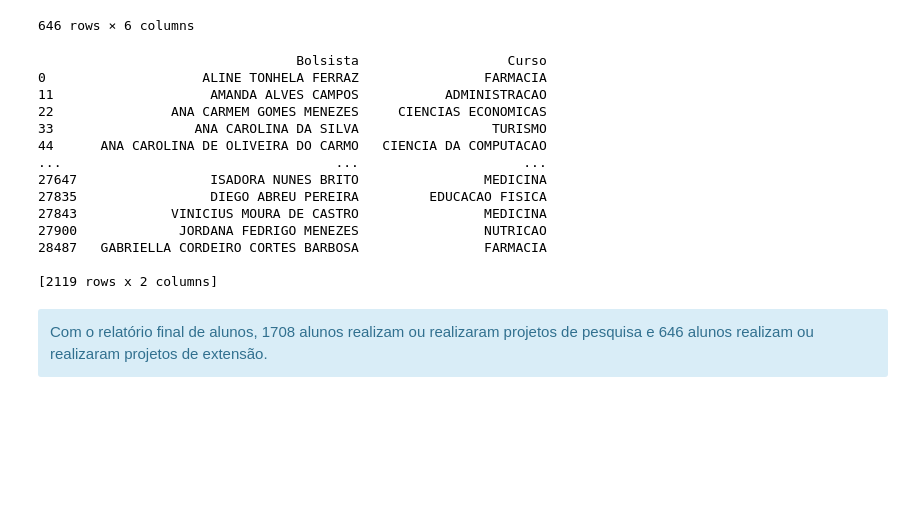
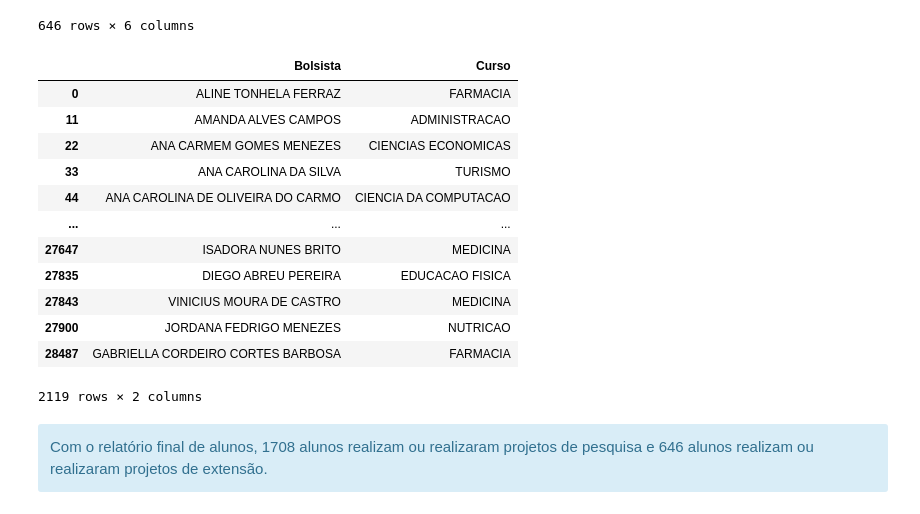
Before and after one commit to riguedes/IC_UFOP, a Jupyter notebook: projeto.ipynb, the cells around one changed output. Saved outputs shown, nothing was run; the diff lists cells and outputs as text; code cells hidden in the pictures; blank space fills up the shorter version.

```diff
--- a/projeto.ipynb
+++ b/projeto.ipynb
@@ -903,24 +902,23 @@ df_um[df_um['Categoria da Bolsa'].isin(['BIDA', 'EXTENSÃO', 'NEI', 'PRODESA'])]
 # %%
 # Concatenando resultados para obter o relatório final
 projetos = pd.concat([etapa_copy, df_um[df_um['Categoria da Bolsa'].isin(['BIDA', 'EXTENSÃO', 'NEI', 'PRODESA'])]])
 projetos = projetos.drop_duplicates() # Removendo linhas repetidas
 projetos = projetos.drop_duplicates(subset='Bolsista') #remoção de nomes repetidos
-print(projetos[['Bolsista', 'Curso']])
+projetos[['Bolsista', 'Curso']]
 # %% [output]
+|  | Bolsista | Curso |
+| 0 | ALINE TONHELA FERRAZ | FARMACIA |
+| 11 | AMANDA ALVES CAMPOS | ADMINISTRACAO |
+| 22 | ANA CARMEM GOMES MENEZES | CIENCIAS ECONOMICAS |
+| 33 | ANA CAROLINA DA SILVA | TURISMO |
+| 44 | ANA CAROLINA DE OLIVEIRA DO CARMO | CIENCIA DA COMPUTACAO |
+| ... | ... | ... |
+| 27647 | ISADORA NUNES BRITO | MEDICINA |
+| 27835 | DIEGO ABREU PEREIRA | EDUCACAO FISICA |
+| 27843 | VINICIUS MOURA DE CASTRO | MEDICINA |
+| 27900 | JORDANA FEDRIGO MENEZES | NUTRICAO |
+| 28487 | GABRIELLA CORDEIRO CORTES BARBOSA | FARMACIA |
-                                 Bolsista                   Curso
-0                    ALINE TONHELA FERRAZ                FARMACIA
-11                    AMANDA ALVES CAMPOS           ADMINISTRACAO
-22               ANA CARMEM GOMES MENEZES     CIENCIAS ECONOMICAS
-33                  ANA CAROLINA DA SILVA                 TURISMO
-44      ANA CAROLINA DE OLIVEIRA DO CARMO   CIENCIA DA COMPUTACAO
-...                                   ...                     ...
-27647                 ISADORA NUNES BRITO                MEDICINA
-27835                 DIEGO ABREU PEREIRA         EDUCACAO FISICA
-27843            VINICIUS MOURA DE CASTRO                MEDICINA
-27900             JORDANA FEDRIGO MENEZES                NUTRICAO
-28487   GABRIELLA CORDEIRO CORTES BARBOSA                FARMACIA
-
-[2119 rows x 2 columns]
+2119 rows × 2 columns
 # %% [markdown]
 <div class="alert alert-block alert-info"
      <b> Com o relatório final de alunos, 1708 alunos realizam ou realizaram projetos de pesquisa e 646 alunos realizam ou realizaram projetos de extensão.</b>
```
Also changed, not shown: parts of 4 cells of this notebook.
